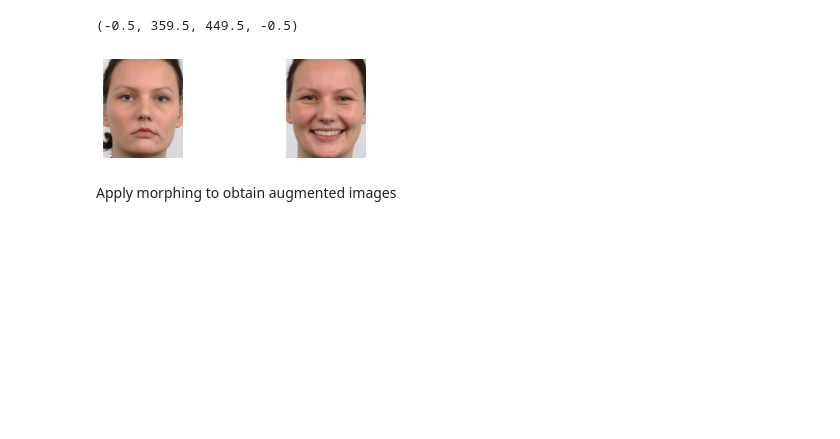
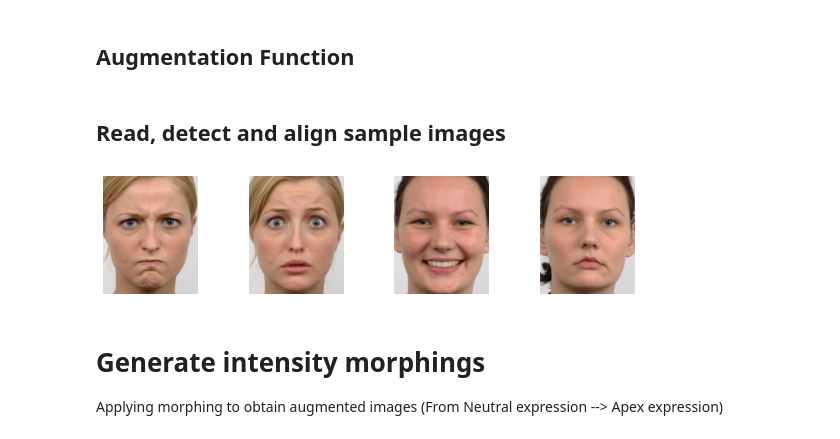
Before and after one commit to dexterdley/MorphSet, a Jupyter notebook: morph_images.ipynb, the cells around one changed output. Drawn from its saved outputs; the diff is of its cells as text; code cells hidden in the pictures; blank space fills up the shorter version.

Commit message:
Updated morphing demo code

```diff
--- a/morph_images.ipynb
+++ b/morph_images.ipynb
@@ -13,27 +20,2 @@ e2e = 150
-# %%
-#Using dlib face detector and landmarks predictor
-detector = dlib.get_frontal_face_detector()
-predictor = dlib.shape_predictor("./shape_predictor_68_face_landmarks.dat")
-
-img_1_path  = r'C:\Users\Admin\Desktop\NUS\CS6101/Morphset/Original_data/R/Rafd090_08_Caucasian_female_neutral_frontal.jpg'
-img_2_path = r'C:\Users\Admin\Desktop\NUS\CS6101/Morphset/Original_data/R/Rafd090_08_Caucasian_female_happy_frontal.jpg'
-
-img1 = cv2.imread(img_1_path)
-img2 = cv2.imread(img_2_path)
-
-_, landmarks_points = get_landmarks(img1, detector, predictor)
-_, landmarks_points2 = get_landmarks(img2, detector, predictor)
-
-img1, points1 = align_image(landmarks_points, img1, e2e)
-img2, points2 = align_image(landmarks_points2, img2, e2e)
-
-plt.subplot(2,2,1)
-plt.imshow(cv2.cvtColor(img1, cv2.COLOR_BGR2RGB)) #Source image
-plt.axis("off")
-
-plt.subplot(2,2,2)
-plt.imshow(cv2.cvtColor(img2, cv2.COLOR_BGR2RGB)) #Target image
-plt.axis("off")
-# %% [output]
-(-0.5, 359.5, 449.5, -0.5)
-[figure, removed]
+# %% [markdown]
+## Augmentation Function
@@ -40,2 +71,27 @@ plt.axis("off")
+# %% [markdown]
+## Read, detect and align sample images
+# %%
+#Using dlib face detector and landmarks predictor
+detector = dlib.get_frontal_face_detector()
+predictor = dlib.shape_predictor("./shape_predictor_68_face_landmarks.dat")
+
+images = {}
+landmarks = {}
+
+plt.figure(figsize=(10,10))
+for i, item in enumerate(sorted(os.listdir('./images'))):
+    img = cv2.imread('./images/' + item)
+    _, landmarks_points = get_landmarks(img, detector, predictor) #pass to detector
+    img, points = align_image(landmarks_points, img, e2e)
+
+    images[i] = img
+    landmarks[i] = points
+
+    plt.subplot(4,4,i+1)
+    plt.imshow(cv2.cvtColor(img, cv2.COLOR_BGR2RGB))
+    plt.axis("off")
+# %% [output]
+[figure, added]
 # %% [markdown]
-Apply morphing to obtain augmented images
+# Generate intensity morphings
+Applying morphing to obtain augmented images (From Neutral expression --> Apex expression)
```
Also changed, not shown: parts of 8 cells of this notebook, 6 other files.
